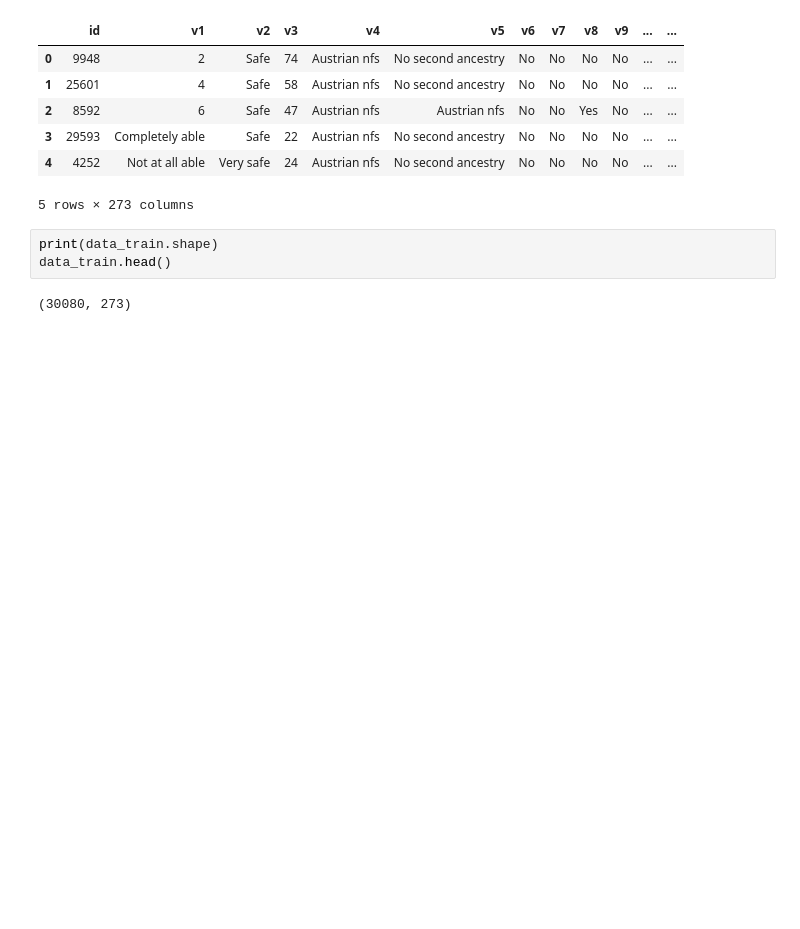
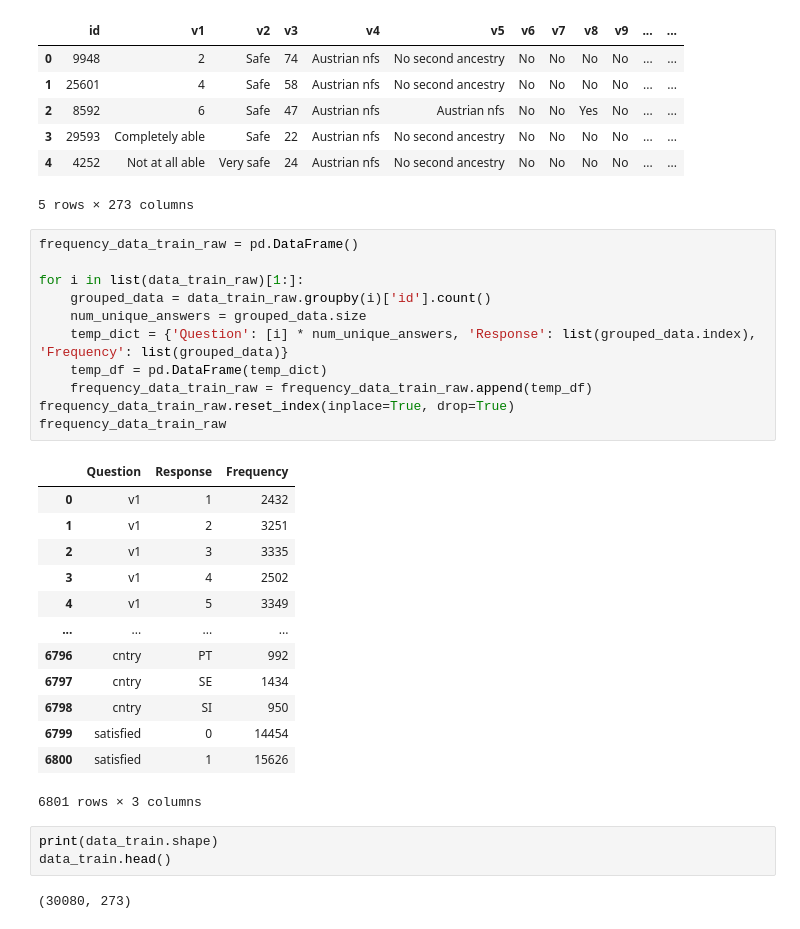
Before and after one commit to sabrina-tan/stat441-W20-project, a Jupyter notebook: 01-load_data.ipynb, the cells around one changed output. Cells and saved outputs as stored; diff of their text form; blank space fills up the shorter version.

```diff
--- a/01-load_data.ipynb
+++ b/01-load_data.ipynb
@@ -20,6 +20,31 @@ data_train_raw.head()
 | 3 | 29593 | Completely able | Safe | 22 | Austrian nfs | No second ancestry | No | No | No | No | ... | ... |
 | 4 | 4252 | Not at all able | Very safe | 24 | Austrian nfs | No second ancestry | No | No | No | No | ... | ... |
 5 rows × 273 columns
+# %%
+frequency_data_train_raw = pd.DataFrame()
+
+for i in list(data_train_raw)[1:]:
+    grouped_data = data_train_raw.groupby(i)['id'].count()
+    num_unique_answers = grouped_data.size
+    temp_dict = {'Question': [i] * num_unique_answers, 'Response': list(grouped_data.index), 'Frequency': list(grouped_data)}
+    temp_df = pd.DataFrame(temp_dict)
+    frequency_data_train_raw = frequency_data_train_raw.append(temp_df)
+frequency_data_train_raw.reset_index(inplace=True, drop=True)
+frequency_data_train_raw
+# %% [output]
+|  | Question | Response | Frequency |
+| 0 | v1 | 1 | 2432 |
+| 1 | v1 | 2 | 3251 |
+| 2 | v1 | 3 | 3335 |
+| 3 | v1 | 4 | 2502 |
+| 4 | v1 | 5 | 3349 |
+| ... | ... | ... | ... |
+| 6796 | cntry | PT | 992 |
+| 6797 | cntry | SE | 1434 |
+| 6798 | cntry | SI | 950 |
+| 6799 | satisfied | 0 | 14454 |
+| 6800 | satisfied | 1 | 15626 |
+6801 rows × 3 columns
 # %%
 print(data_train.shape)
 data_train.head()
```
Also changed, not shown: parts of 1 cell of this notebook.
